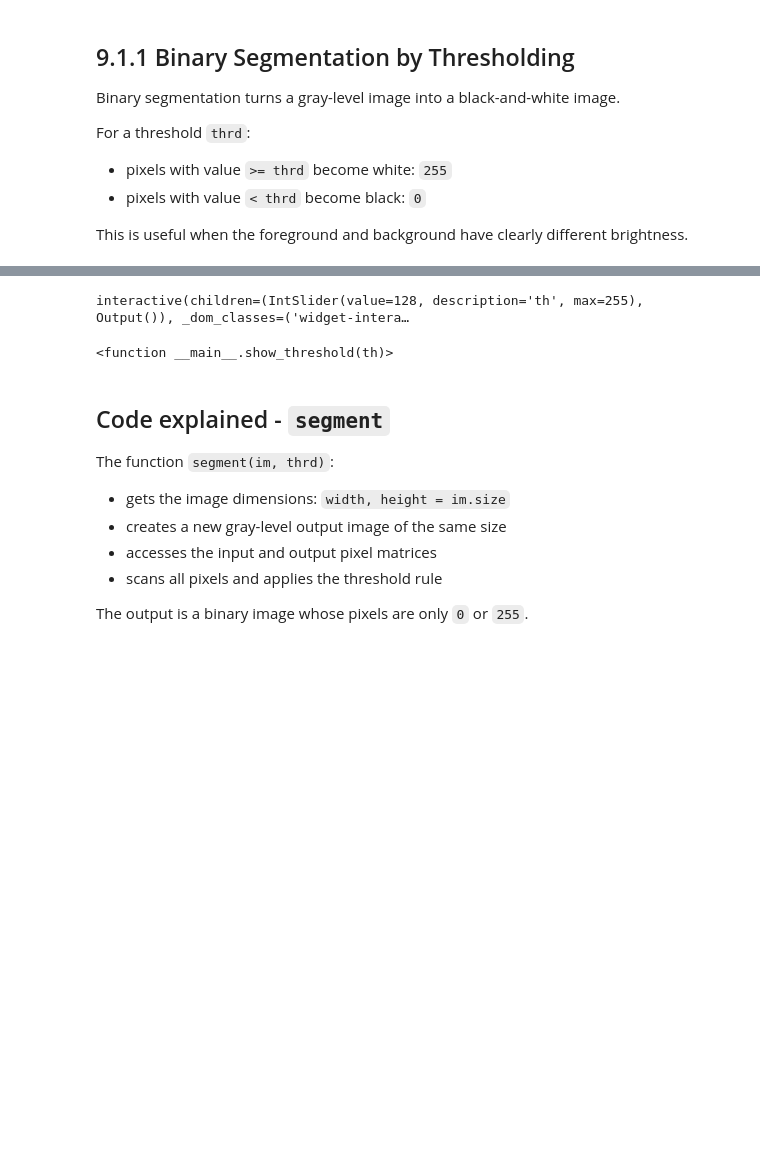
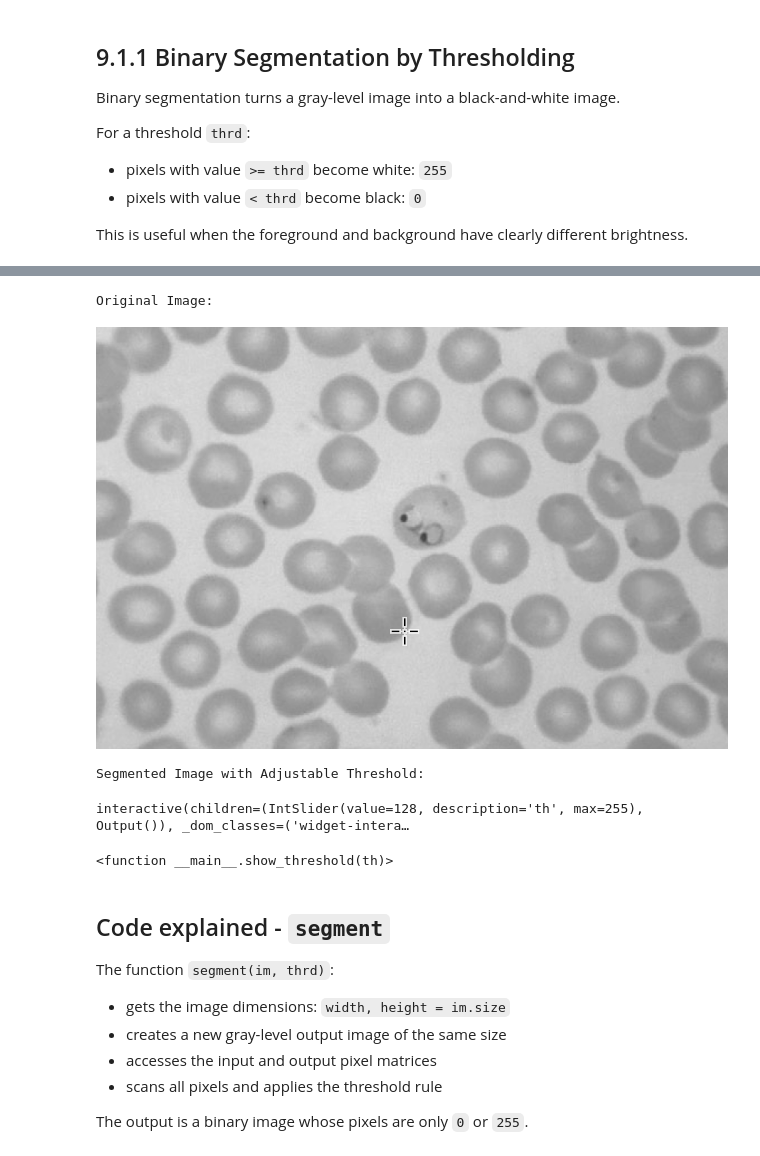
Before and after one commit to ariefouren/BIU-bio-python-2026, a Jupyter notebook: 03_Chapters/09_Image_Processing/slides/Chapter_09_Image_Processing_slides.ipynb, the cells around one changed output, grey strips where cells are left out. Drawn from its saved outputs; the diff is of its cells as text; code cells hidden in the pictures; blank space fills up the shorter version.

```diff
--- a/03_Chapters/09_Image_Processing/slides/Chapter_09_Image_Processing_slides.ipynb
+++ b/03_Chapters/09_Image_Processing/slides/Chapter_09_Image_Processing_slides.ipynb
@@ -84,38 +84,44 @@ from PIL import Image
 from urllib.request import urlretrieve
 import matplotlib.pyplot as plt
 import ipywidgets as widgets
 from IPython.display import display
 
 # Load the image and convert it to grayscale
-url = "https://raw.githubusercontent.com/ariefouren/BIU-bio-python-2026/main/03_Chapters/08_Digital_Images_Representation/slides/cell_color.png"
+url = "https://raw.githubusercontent.com/ariefouren/BIU-bio-python-2026/main/03_Chapters/09_Image_Processing/slides/blood_cells.png"
 
-urlretrieve(url, "cell_color.png")
-im = Image.open("cell_color.png").convert('L')
+urlretrieve(url, "blood_cells.png")
+im = Image.open("blood_cells.png").convert('L')
 mat = im.load()
 
 def show_threshold(th):
     out = Image.new('L', im.size)
     out_mat = out.load()
 
     width, height = im.size
 
     for x in range(width):
         for y in range(height):
             if mat[x,y] >= th:
                 out_mat[x,y] = 255   # white
             else:
                 out_mat[x,y] = 0     # black
 
     plt.figure(figsize=(6,6))
     plt.imshow(out, cmap='gray')
     plt.axis('off')
     plt.show()
 
+print("Original Image:")
+display(im)
+print("Segmented Image with Adjustable Threshold:")
 widgets.interact(show_threshold,
                  th=widgets.IntSlider(min=0,max=255,value=128))
 # %% [output]
-interactive(children=(IntSlider(value=128, description='th', max=255), Output()), _dom_classes=('widget-intera…
+Original Image:
+[figure, added]
-<function __main__.show_threshold(th)>
+Segmented Image with Adjustable Threshold:
+interactive(children=(IntSlider(value=128, description='th', max=255), Output()), _dom_classes=('widget-intera…
+<function __main__.show_threshold(th)>
 # %% [markdown]
 ## Code explained - `segment`
 
```
Also changed, not shown: parts of 4 cells of this notebook, 2 other files.
